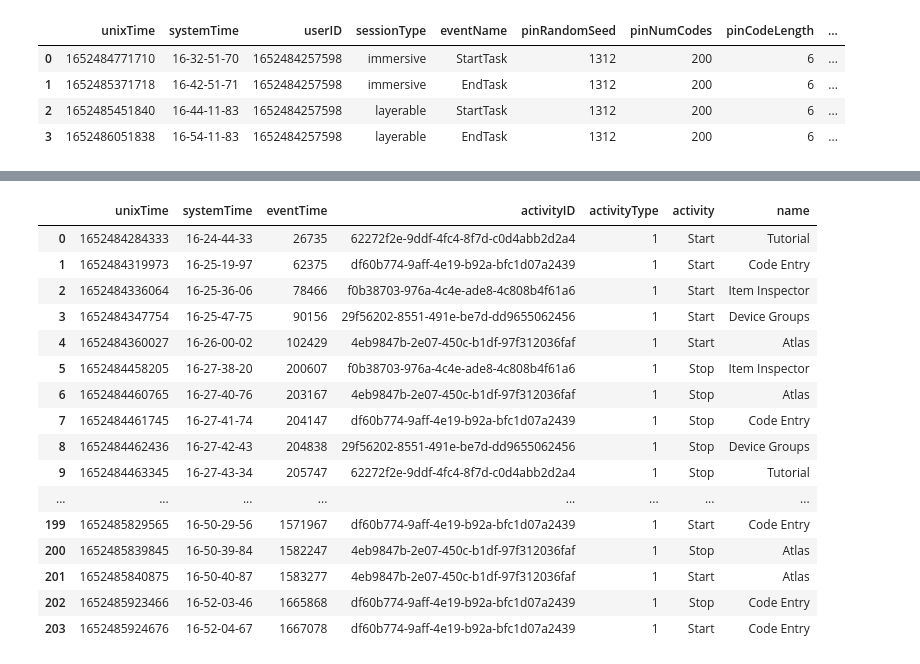
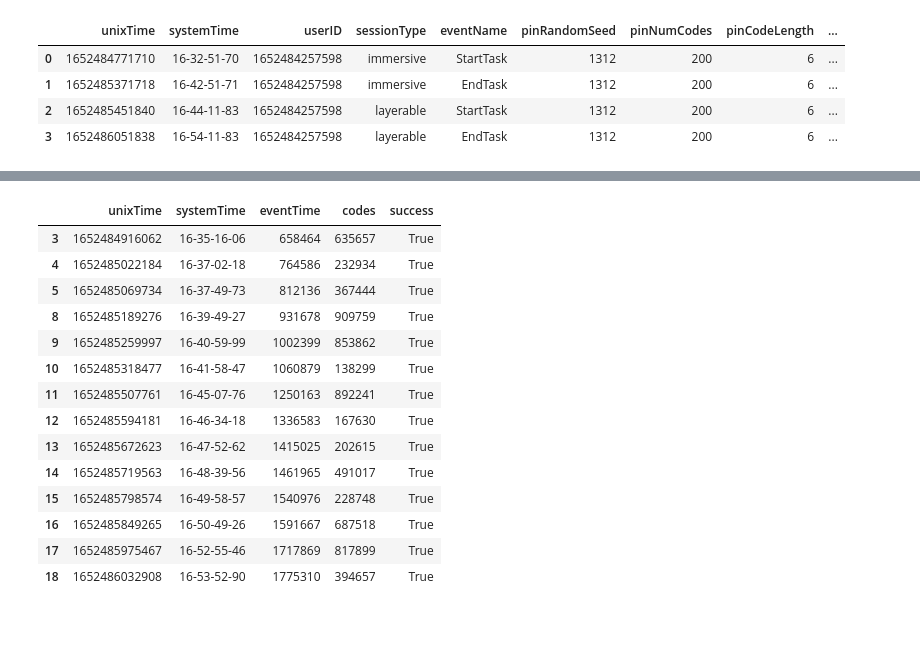
Before and after one commit to b-huynh/PersonalAR, a Jupyter notebook: DataCollection/DCParser.ipynb, the cells around one changed output, grey strips where cells are left out. Cells and saved outputs as stored; diff of their text form; code cells hidden in the pictures; blank space fills up the shorter version.

```diff
--- a/DataCollection/DCParser.ipynb
+++ b/DataCollection/DCParser.ipynb
@@ -114,24 +261,25 @@ layerable time: 9.999966666666667
+# %%
+successfulCodes = codesDf.loc[codesDf['success'] == True]
+successfulCodes
+# %% [output]
+|  | unixTime | systemTime | eventTime | codes | success |
+| 3 | 1652484916062 | 16-35-16-06 | 658464 | 635657 | True |
+| 4 | 1652485022184 | 16-37-02-18 | 764586 | 232934 | True |
+| 5 | 1652485069734 | 16-37-49-73 | 812136 | 367444 | True |
+| 8 | 1652485189276 | 16-39-49-27 | 931678 | 909759 | True |
+| 9 | 1652485259997 | 16-40-59-99 | 1002399 | 853862 | True |
+| 10 | 1652485318477 | 16-41-58-47 | 1060879 | 138299 | True |
+| 11 | 1652485507761 | 16-45-07-76 | 1250163 | 892241 | True |
+| 12 | 1652485594181 | 16-46-34-18 | 1336583 | 167630 | True |
+| 13 | 1652485672623 | 16-47-52-62 | 1415025 | 202615 | True |
+| 14 | 1652485719563 | 16-48-39-56 | 1461965 | 491017 | True |
+| 15 | 1652485798574 | 16-49-58-57 | 1540976 | 228748 | True |
+| 16 | 1652485849265 | 16-50-49-26 | 1591667 | 687518 | True |
+| 17 | 1652485975467 | 16-52-55-46 | 1717869 | 817899 | True |
+| 18 | 1652486032908 | 16-53-52-90 | 1775310 | 394657 | True |
 # %%
 appEvents
 appsUnpacked = list(itertools.chain(*appEvents))
 appsDf = pandas.DataFrame(appsUnpacked)
-appsDf.sort_values(by='eventTime')
+appsDf = appsDf.sort_values(by='eventTime')
 #appsDf
-# %% [output]
-|  | unixTime | systemTime | eventTime | activityID | activityType | activity | name |
-| 0 | 1652484284333 | 16-24-44-33 | 26735 | 62272f2e-9ddf-4fc4-8f7d-c0d4abb2d2a4 | 1 | Start | Tutorial |
-| 1 | 1652484319973 | 16-25-19-97 | 62375 | df60b774-9aff-4e19-b92a-bfc1d07a2439 | 1 | Start | Code Entry |
-| 2 | 1652484336064 | 16-25-36-06 | 78466 | f0b38703-976a-4c4e-ade8-4c808b4f61a6 | 1 | Start | Item Inspector |
-| 3 | 1652484347754 | 16-25-47-75 | 90156 | 29f56202-8551-491e-be7d-dd9655062456 | 1 | Start | Device Groups |
-| 4 | 1652484360027 | 16-26-00-02 | 102429 | 4eb9847b-2e07-450c-b1df-97f312036faf | 1 | Start | Atlas |
-| 5 | 1652484458205 | 16-27-38-20 | 200607 | f0b38703-976a-4c4e-ade8-4c808b4f61a6 | 1 | Stop | Item Inspector |
-| 6 | 1652484460765 | 16-27-40-76 | 203167 | 4eb9847b-2e07-450c-b1df-97f312036faf | 1 | Stop | Atlas |
-| 7 | 1652484461745 | 16-27-41-74 | 204147 | df60b774-9aff-4e19-b92a-bfc1d07a2439 | 1 | Stop | Code Entry |
-| 8 | 1652484462436 | 16-27-42-43 | 204838 | 29f56202-8551-491e-be7d-dd9655062456 | 1 | Stop | Device Groups |
-| 9 | 1652484463345 | 16-27-43-34 | 205747 | 62272f2e-9ddf-4fc4-8f7d-c0d4abb2d2a4 | 1 | Stop | Tutorial |
-| ... | ... | ... | ... | ... | ... | ... | ... |
-| 199 | 1652485829565 | 16-50-29-56 | 1571967 | df60b774-9aff-4e19-b92a-bfc1d07a2439 | 1 | Start | Code Entry |
-| 200 | 1652485839845 | 16-50-39-84 | 1582247 | 4eb9847b-2e07-450c-b1df-97f312036faf | 1 | Stop | Atlas |
-| 201 | 1652485840875 | 16-50-40-87 | 1583277 | 4eb9847b-2e07-450c-b1df-97f312036faf | 1 | Start | Atlas |
-| 202 | 1652485923466 | 16-52-03-46 | 1665868 | df60b774-9aff-4e19-b92a-bfc1d07a2439 | 1 | Stop | Code Entry |
-| 203 | 1652485924676 | 16-52-04-67 | 1667078 | df60b774-9aff-4e19-b92a-bfc1d07a2439 | 1 | Start | Code Entry |
```
Also changed, not shown: parts of 21 cells of this notebook, 1 other file.
